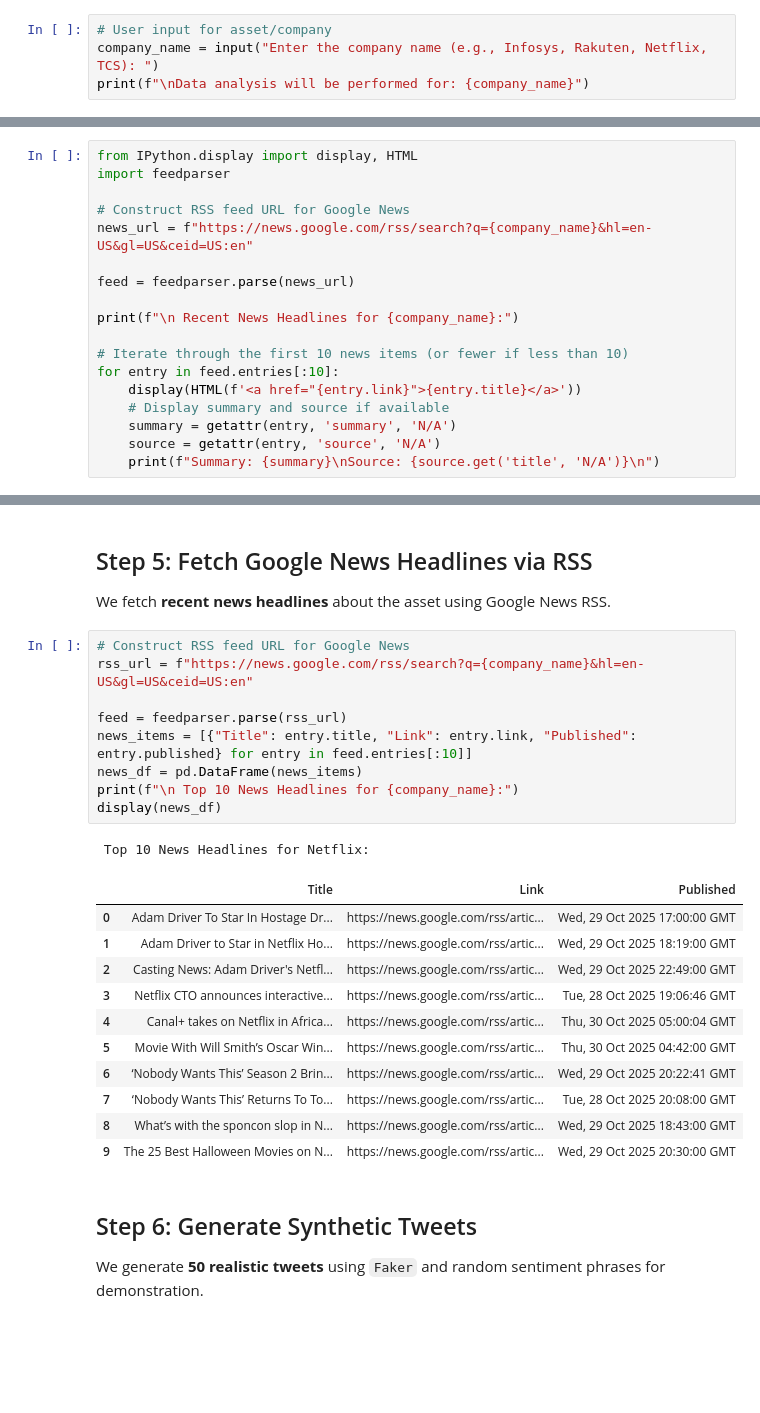
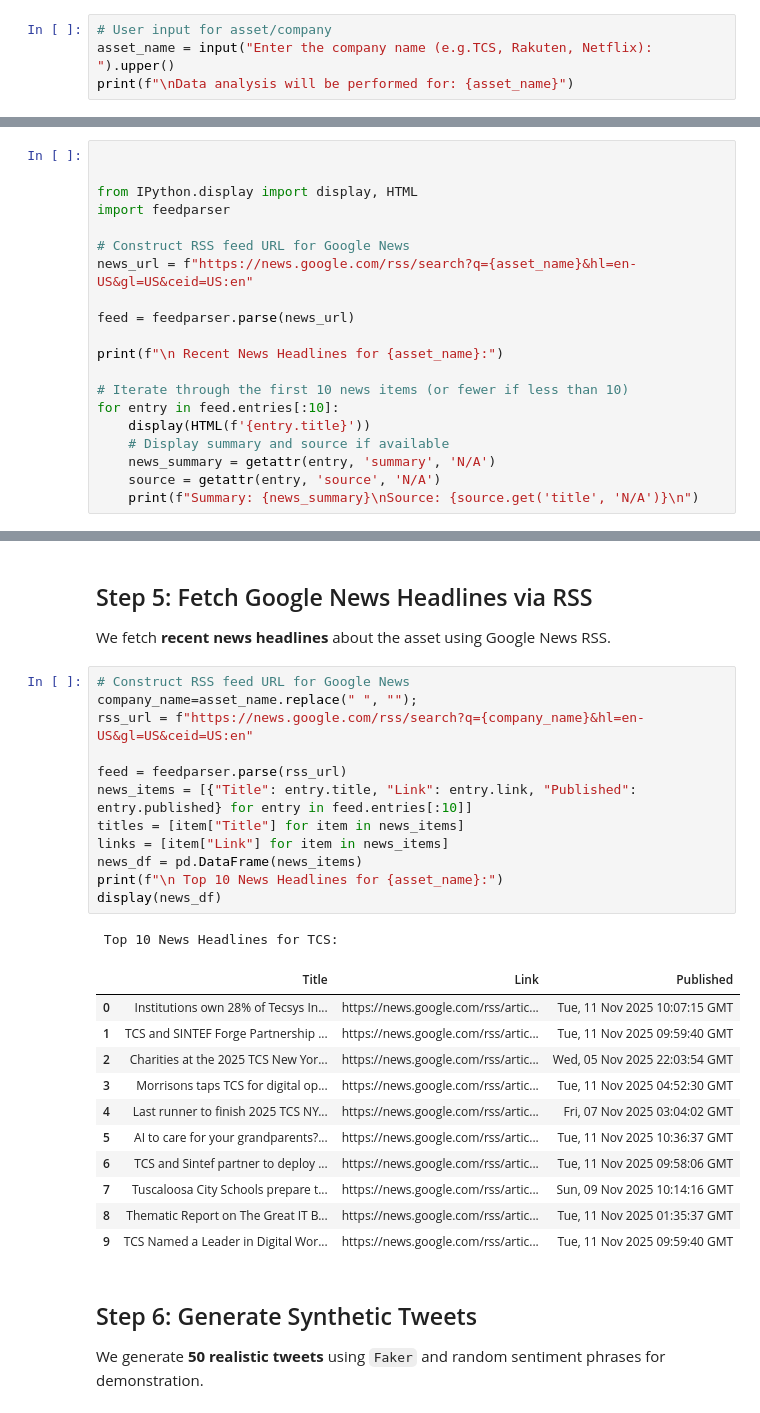
Before and after one commit to gopichandchalla16/infosys-internship-real-time-industry-insight-system, a Jupyter notebook: Project_Sprint1.ipynb, the cells around one changed output, grey strips where cells are left out. Drawn from its saved outputs; the diff is of its cells as text; blank space fills up the shorter version.

```diff
--- a/Project_Sprint1.ipynb
+++ b/Project_Sprint1.ipynb
@@ -12,6 +12,6 @@
 We allow users to enter a **company or asset name** to fetch relevant data dynamically.
 # %%
 # User input for asset/company
-company_name = input("Enter the company name (e.g., Infosys, Rakuten, Netflix, TCS): ")
-print(f"\nData analysis will be performed for: {company_name}")
+asset_name = input("Enter the company name (e.g.TCS, Rakuten, Netflix): ").upper()
+print(f"\nData analysis will be performed for: {asset_name}")
 # %% [output]
@@ -111,19 +199,21 @@ except Exception as e:
 # %%
+
+
 from IPython.display import display, HTML
 import feedparser
 
 # Construct RSS feed URL for Google News
-news_url = f"https://news.google.com/rss/search?q={company_name}&hl=en-US&gl=US&ceid=US:en"
+news_url = f"https://news.google.com/rss/search?q={asset_name}&hl=en-US&gl=US&ceid=US:en"
 
 feed = feedparser.parse(news_url)
 
-print(f"\n Recent News Headlines for {company_name}:")
+print(f"\n Recent News Headlines for {asset_name}:")
 
 # Iterate through the first 10 news items (or fewer if less than 10)
 for entry in feed.entries[:10]:
-    display(HTML(f'<a href="{entry.link}">{entry.title}</a>'))
+    display(HTML(f'{entry.title}'))
     # Display summary and source if available
-    summary = getattr(entry, 'summary', 'N/A')
+    news_summary = getattr(entry, 'summary', 'N/A')
     source = getattr(entry, 'source', 'N/A')
-    print(f"Summary: {summary}\nSource: {source.get('title', 'N/A')}\n")
+    print(f"Summary: {news_summary}\nSource: {source.get('title', 'N/A')}\n")
 # %% [output]
@@ -150,26 +240,29 @@ Movie With Will Smith’s Oscar Winning Role To Hit Netflix Soon - Yahoo
 We fetch **recent news headlines** about the asset using Google News RSS.
 # %%
 # Construct RSS feed URL for Google News
+company_name=asset_name.replace(" ", "");
 rss_url = f"https://news.google.com/rss/search?q={company_name}&hl=en-US&gl=US&ceid=US:en"
 
 feed = feedparser.parse(rss_url)
 news_items = [{"Title": entry.title, "Link": entry.link, "Published": entry.published} for entry in feed.entries[:10]]
+titles = [item["Title"] for item in news_items]
+links = [item["Link"] for item in news_items]
 news_df = pd.DataFrame(news_items)
-print(f"\n Top 10 News Headlines for {company_name}:")
+print(f"\n Top 10 News Headlines for {asset_name}:")
 display(news_df)
 # %% [output]
- Top 10 News Headlines for Netflix:
+ Top 10 News Headlines for TCS:
 |  | Title | Link | Published |
-| 0 | Adam Driver To Star In Hostage Dr... | https://news.google.com/rss/artic... | Wed, 29 Oct 2025 17:00:00 GMT |
-| 1 | Adam Driver to Star in Netflix Ho... | https://news.google.com/rss/artic... | Wed, 29 Oct 2025 18:19:00 GMT |
-| 2 | Casting News: Adam Driver's Netfl... | https://news.google.com/rss/artic... | Wed, 29 Oct 2025 22:49:00 GMT |
-| 3 | Netflix CTO announces interactive... | https://news.google.com/rss/artic... | Tue, 28 Oct 2025 19:06:46 GMT |
-| 4 | Canal+ takes on Netflix in Africa... | https://news.google.com/rss/artic... | Thu, 30 Oct 2025 05:00:04 GMT |
-| 5 | Movie With Will Smith’s Oscar Win... | https://news.google.com/rss/artic... | Thu, 30 Oct 2025 04:42:00 GMT |
-| 6 | ‘Nobody Wants This’ Season 2 Brin... | https://news.google.com/rss/artic... | Wed, 29 Oct 2025 20:22:41 GMT |
-| 7 | ‘Nobody Wants This’ Returns To To... | https://news.google.com/rss/artic... | Tue, 28 Oct 2025 20:08:00 GMT |
-| 8 | What’s with the sponcon slop in N... | https://news.google.com/rss/artic... | Wed, 29 Oct 2025 18:43:00 GMT |
-| 9 | The 25 Best Halloween Movies on N... | https://news.google.com/rss/artic... | Wed, 29 Oct 2025 20:30:00 GMT |
+| 0 | Institutions own 28% of Tecsys In... | https://news.google.com/rss/artic... | Tue, 11 Nov 2025 10:07:15 GMT |
+| 1 | TCS and SINTEF Forge Partnership ... | https://news.google.com/rss/artic... | Tue, 11 Nov 2025 09:59:40 GMT |
+| 2 | Charities at the 2025 TCS New Yor... | https://news.google.com/rss/artic... | Wed, 05 Nov 2025 22:03:54 GMT |
+| 3 | Morrisons taps TCS for digital op... | https://news.google.com/rss/artic... | Tue, 11 Nov 2025 04:52:30 GMT |
+| 4 | Last runner to finish 2025 TCS NY... | https://news.google.com/rss/artic... | Fri, 07 Nov 2025 03:04:02 GMT |
+| 5 | AI to care for your grandparents?... | https://news.google.com/rss/artic... | Tue, 11 Nov 2025 10:36:37 GMT |
+| 6 | TCS and Sintef partner to deploy ... | https://news.google.com/rss/artic... | Tue, 11 Nov 2025 09:58:06 GMT |
+| 7 | Tuscaloosa City Schools prepare t... | https://news.google.com/rss/artic... | Sun, 09 Nov 2025 10:14:16 GMT |
+| 8 | Thematic Report on The Great IT B... | https://news.google.com/rss/artic... | Tue, 11 Nov 2025 01:35:37 GMT |
+| 9 | TCS Named a Leader in Digital Wor... | https://news.google.com/rss/artic... | Tue, 11 Nov 2025 09:59:40 GMT |
 # %% [markdown]
 ## Step 6: Generate Synthetic Tweets
 We generate **50 realistic tweets** using `Faker` and random sentiment phrases for demonstration.
```
Also changed, not shown: parts of 21 cells of this notebook.
